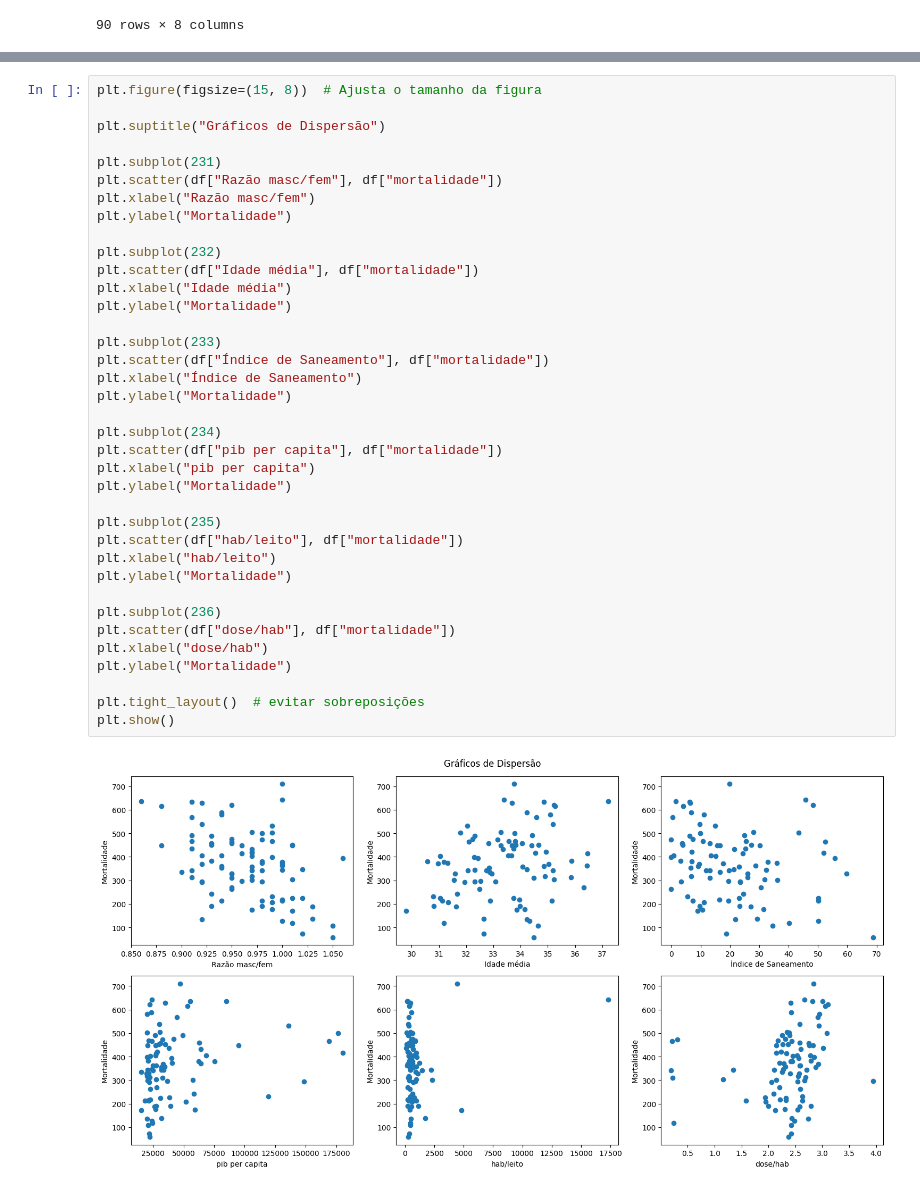
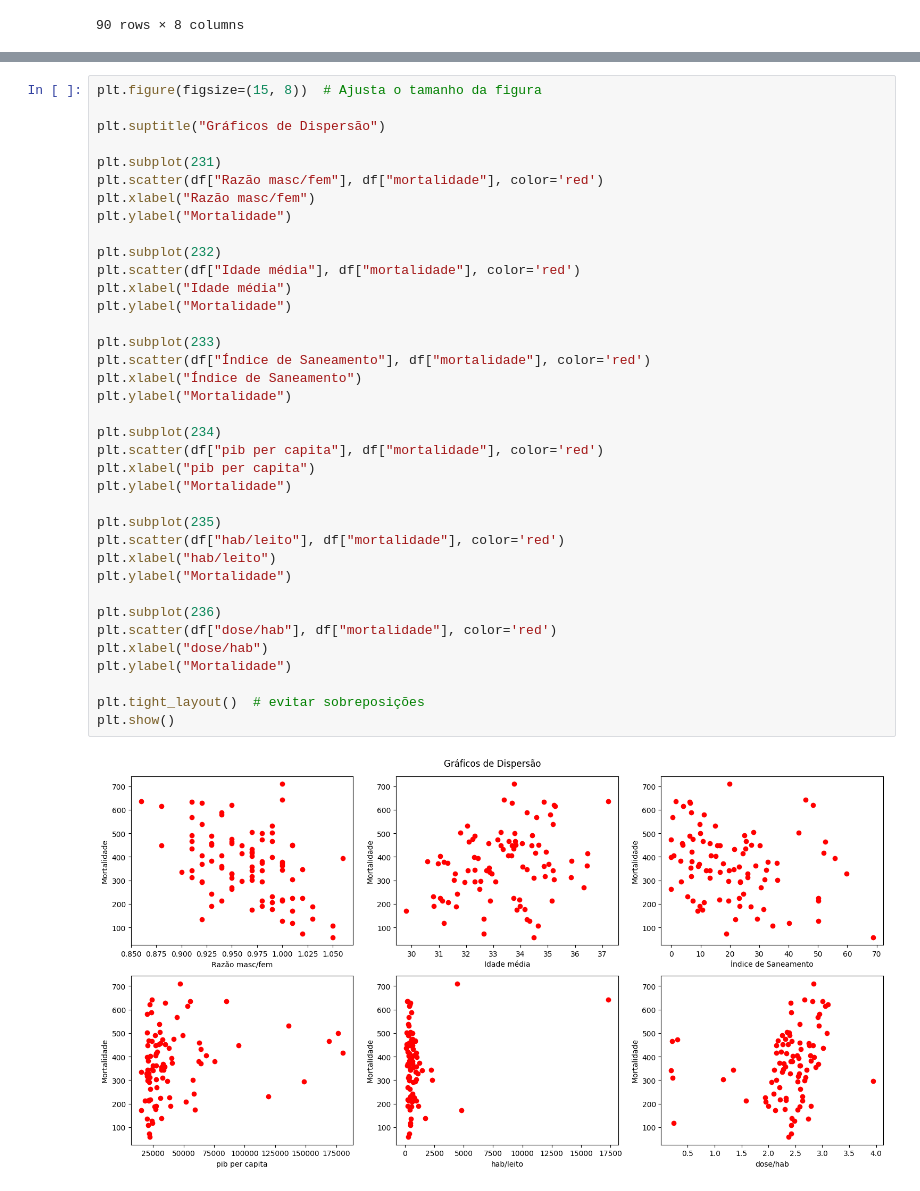
Before and after one commit to leonaardoas/PCA-COVID19, a Jupyter notebook: PCA_Covid_19.ipynb, the cells around one changed output, grey strips where cells are left out. Drawn from its saved outputs; the diff is of its cells as text.

```diff
--- a/PCA_Covid_19.ipynb
+++ b/PCA_Covid_19.ipynb
@@ -83,37 +85,37 @@ plt.figure(figsize=(15, 8))  # Ajusta o tamanho da figura
 
 plt.suptitle("Gráficos de Dispersão")
 
 plt.subplot(231)
-plt.scatter(df["Razão masc/fem"], df["mortalidade"])
+plt.scatter(df["Razão masc/fem"], df["mortalidade"], color='red')
 plt.xlabel("Razão masc/fem")
 plt.ylabel("Mortalidade")
 
 plt.subplot(232)
-plt.scatter(df["Idade média"], df["mortalidade"])
+plt.scatter(df["Idade média"], df["mortalidade"], color='red')
 plt.xlabel("Idade média")
 plt.ylabel("Mortalidade")
 
 plt.subplot(233)
-plt.scatter(df["Índice de Saneamento"], df["mortalidade"])
+plt.scatter(df["Índice de Saneamento"], df["mortalidade"], color='red')
 plt.xlabel("Índice de Saneamento")
 plt.ylabel("Mortalidade")
 
 plt.subplot(234)
-plt.scatter(df["pib per capita"], df["mortalidade"])
+plt.scatter(df["pib per capita"], df["mortalidade"], color='red')
 plt.xlabel("pib per capita")
 plt.ylabel("Mortalidade")
 
 plt.subplot(235)
-plt.scatter(df["hab/leito"], df["mortalidade"])
+plt.scatter(df["hab/leito"], df["mortalidade"], color='red')
 plt.xlabel("hab/leito")
 plt.ylabel("Mortalidade")
 
 plt.subplot(236)
-plt.scatter(df["dose/hab"], df["mortalidade"])
+plt.scatter(df["dose/hab"], df["mortalidade"], color='red')
 plt.xlabel("dose/hab")
 plt.ylabel("Mortalidade")
 
 plt.tight_layout()  # evitar sobreposições
 plt.show()
 # %% [output]
-[figure, old version]
+[figure, new version]
```
Also changed, not shown: parts of 21 cells of this notebook.
